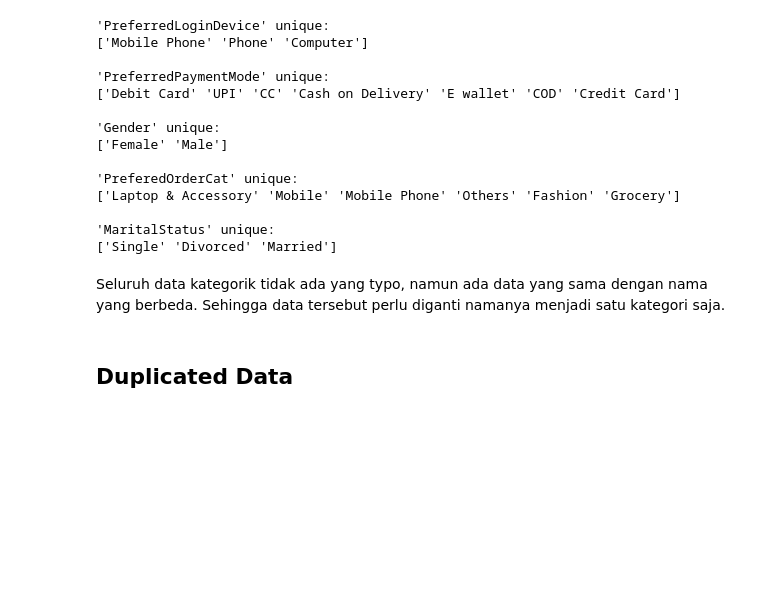
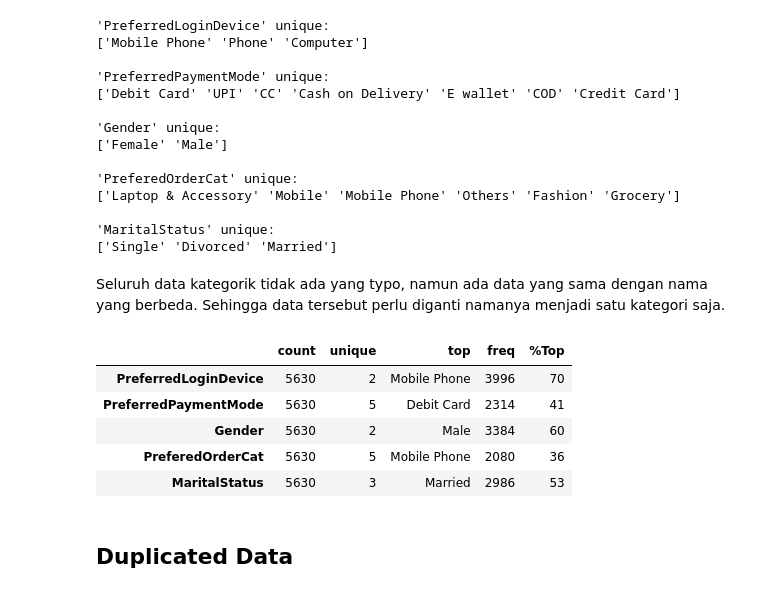
Before and after one commit to tasiamdln/E_Commerce_Churn_Analysis_ML, a Jupyter notebook: E_Commerce_Churn_Classification_and_Data_Analysis.ipynb, the cells around one changed output. Saved outputs shown, nothing was run; the diff lists cells and outputs as text; code cells hidden in the pictures; blank space fills up the shorter version.

Commit message:
Tabel Deskriptif dan Export Clean Data
- ubah tabel Deskriptif
- tambah clean data untuk tableau

```diff
--- a/E_Commerce_Churn_Classification_and_Data_Analysis.ipynb
+++ b/E_Commerce_Churn_Classification_and_Data_Analysis.ipynb
@@ -215,6 +199,18 @@ df['PreferredPaymentMode'].replace(['Cash on Delivery'],['COD'],inplace=True)
 
 # Kategori PreferedOrderCat
 df['PreferedOrderCat'].replace(['Mobile'],['Mobile Phone'],inplace=True)
+# %%
+# Statistik deskriptif (kategori) dataset kita
+DCategory = df.describe(include='object').T
+DCategory['%Top'] = (DCategory['freq']/DCategory['count']*100).astype(int)
+DCategory
+# %% [output]
+|  | count | unique | top | freq | %Top |
+| PreferredLoginDevice | 5630 | 2 | Mobile Phone | 3996 | 70 |
+| PreferredPaymentMode | 5630 | 5 | Debit Card | 2314 | 41 |
+| Gender | 5630 | 2 | Male | 3384 | 60 |
+| PreferedOrderCat | 5630 | 5 | Mobile Phone | 2080 | 36 |
+| MaritalStatus | 5630 | 3 | Married | 2986 | 53 |
 # %% [markdown]
 ## **Duplicated Data**
 # %%
```
Also changed, not shown: parts of 7 cells of this notebook, 1 other file.
